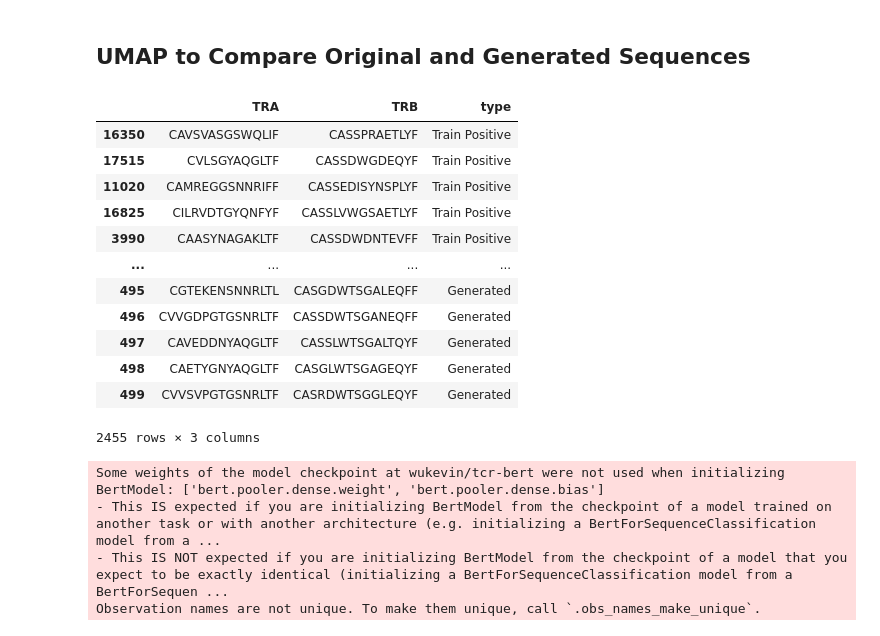
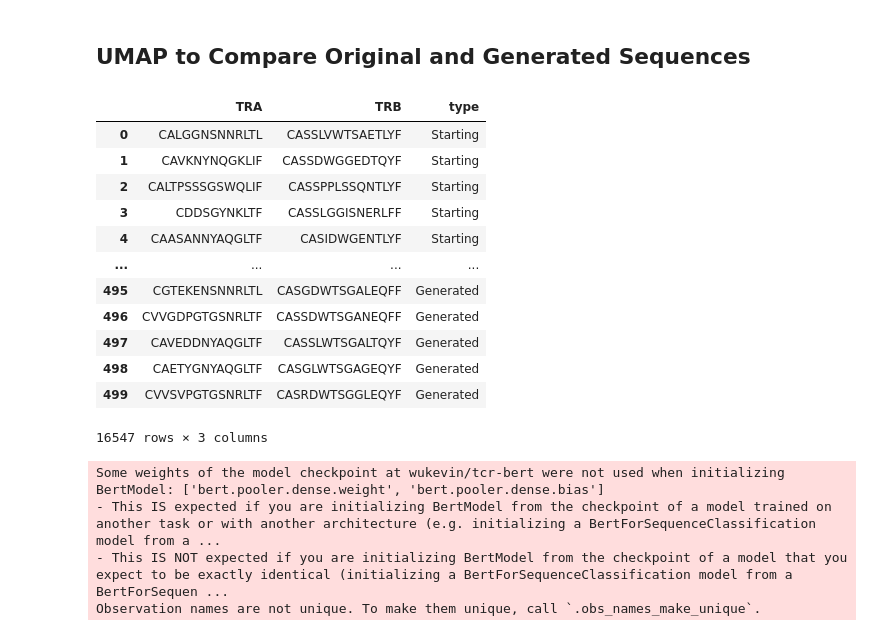
Before and after one commit to swansonk14/tcr-bert, a Jupyter notebook: jupyter/tcr_engineering_analysis.ipynb, the cells around one changed output. Cells and saved outputs as stored; diff of their text form; code cells hidden in the pictures.

```diff
--- a/jupyter/tcr_engineering_analysis.ipynb
+++ b/jupyter/tcr_engineering_analysis.ipynb
@@ -221,33 +240,33 @@ fig.show()
 ## UMAP to Compare Original and Generated Sequences
 # %%
 dfs = [
-#     pd.DataFrame({'TRA': starting_tras, 'TRB': starting_trbs, 'type': 'Starting'}),
-#     pd.DataFrame({'TRA': lcmv_train_neg['TRA'], 'TRB': lcmv_train_neg['TRB'], 'type': 'Train Negative'}),
+    pd.DataFrame({'TRA': starting_tras, 'TRB': starting_trbs, 'type': 'Starting'}),
+    pd.DataFrame({'TRA': lcmv_train_neg['TRA'], 'TRB': lcmv_train_neg['TRB'], 'type': 'Train Negative'}),
     pd.DataFrame({'TRA': lcmv_train_pos['TRA'], 'TRB': lcmv_train_pos['TRB'], 'type': 'Train Positive'}),
-#     pd.DataFrame({'TRA': lcmv_test_neg['TRA'], 'TRB': lcmv_test_neg['TRB'], 'type': 'Test Negative'}),
+    pd.DataFrame({'TRA': lcmv_test_neg['TRA'], 'TRB': lcmv_test_neg['TRB'], 'type': 'Test Negative'}),
     pd.DataFrame({'TRA': lcmv_test_pos['TRA'], 'TRB': lcmv_test_pos['TRB'], 'type': 'Test Positive'}),
     pd.DataFrame({'TRA': generated_tras, 'TRB': generated_trbs, 'type': 'Generated'})
 ]
 
 num_tcrs_per_set = None
 
 if num_tcrs_per_set is not None:
     dfs = [df.sample(n=min(num_tcrs_per_set, len(df)), replace=False, random_state=0) for df in dfs]
 
 tcrs_df = pd.concat(dfs)
 tcrs_df
 # %% [output]
 |  | TRA | TRB | type |
-| 16350 | CAVSVASGSWQLIF | CASSPRAETLYF | Train Positive |
-| 17515 | CVLSGYAQGLTF | CASSDWGDEQYF | Train Positive |
-| 11020 | CAMREGGSNNRIFF | CASSEDISYNSPLYF | Train Positive |
-| 16825 | CILRVDTGYQNFYF | CASSLVWGSAETLYF | Train Positive |
-| 3990 | CAASYNAGAKLTF | CASSDWDNTEVFF | Train Positive |
+| 0 | CALGGNSNNRLTL | CASSLVWTSAETLYF | Starting |
+| 1 | CAVKNYNQGKLIF | CASSDWGGEDTQYF | Starting |
+| 2 | CALTPSSSGSWQLIF | CASSPPLSSQNTLYF | Starting |
+| 3 | CDDSGYNKLTF | CASSLGGISNERLFF | Starting |
+| 4 | CAASANNYAQGLTF | CASIDWGENTLYF | Starting |
 | ... | ... | ... | ... |
 | 495 | CGTEKENSNNRLTL | CASGDWTSGALEQFF | Generated |
 | 496 | CVVGDPGTGSNRLTF | CASSDWTSGANEQFF | Generated |
 | 497 | CAVEDDNYAQGLTF | CASSLWTSGALTQYF | Generated |
 | 498 | CAETYGNYAQGLTF | CASGLWTSGAGEQYF | Generated |
 | 499 | CVVSVPGTGSNRLTF | CASRDWTSGGLEQYF | Generated |
-2455 rows × 3 columns
+16547 rows × 3 columns
 # %%
```
Also changed, not shown: parts of 25 cells of this notebook.
